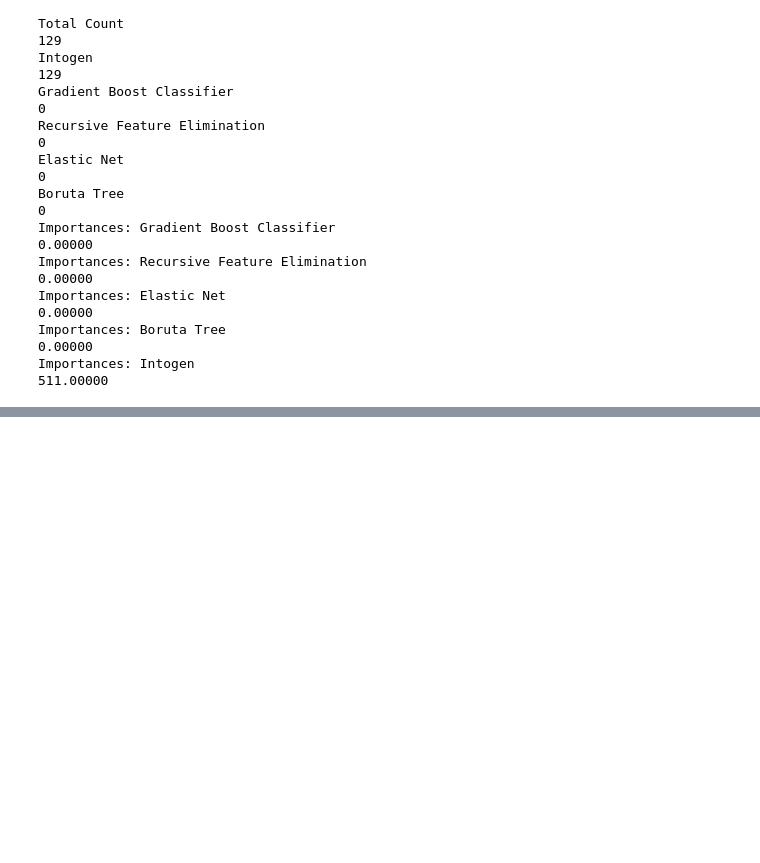
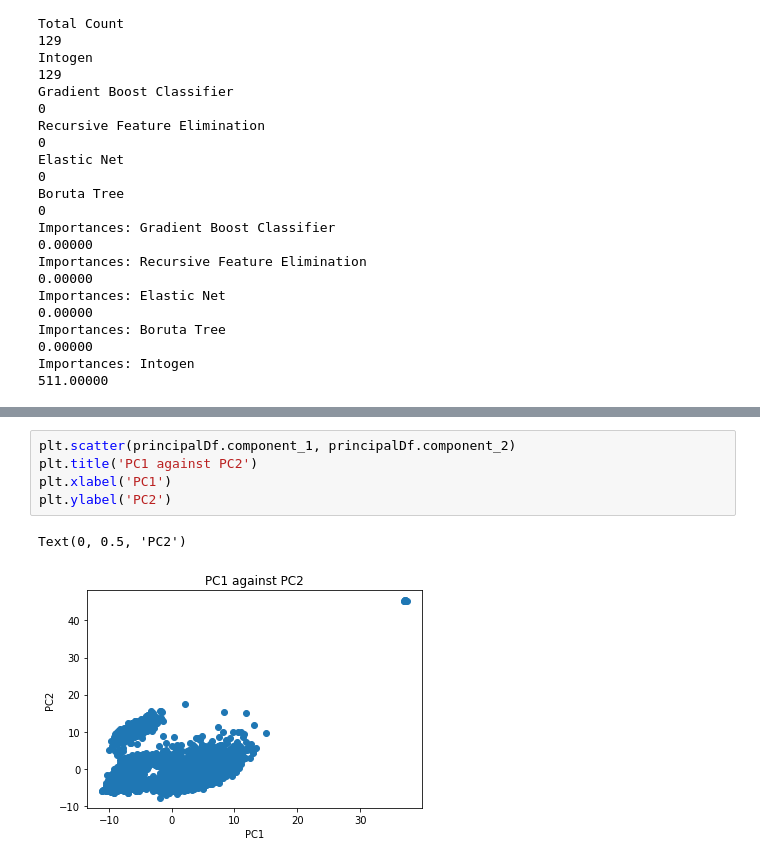
Before and after one commit to mikesamir/oncological_gene_expression_analysis, a Jupyter notebook: Lu/2_Model_Evaluation_Testing_Lu.ipynb, the cells around one changed output, grey strips where cells are left out. Saved outputs shown, nothing was run; the diff lists cells and outputs as text; blank space fills up the shorter version.

```diff
--- a/Lu/2_Model_Evaluation_Testing_Lu.ipynb
+++ b/Lu/2_Model_Evaluation_Testing_Lu.ipynb
@@ -162,0 +335,8 @@ Importances: Intogen
+# %%
+plt.scatter(principalDf.component_1, principalDf.component_2)
+plt.title('PC1 against PC2')
+plt.xlabel('PC1')
+plt.ylabel('PC2')
+# %% [output]
+Text(0, 0.5, 'PC2')
+[figure, added]
```
Also changed, not shown: parts of 36 cells of this notebook, 1 other file.
